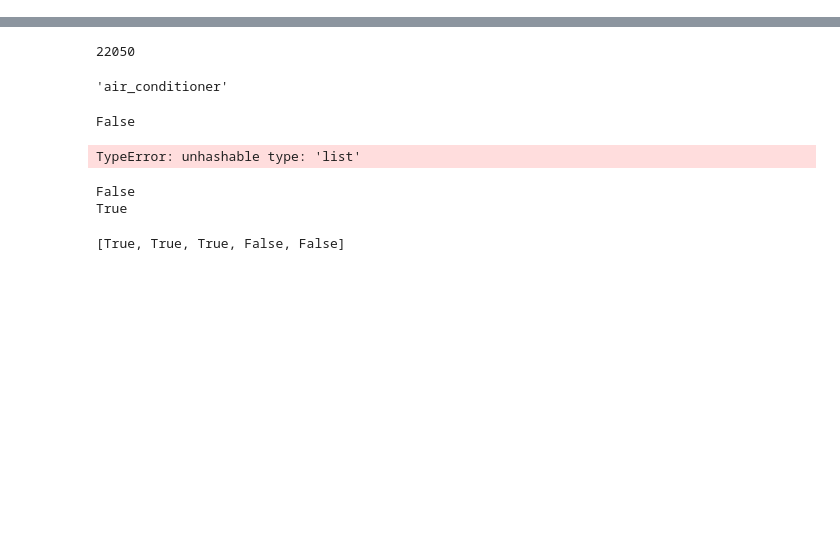
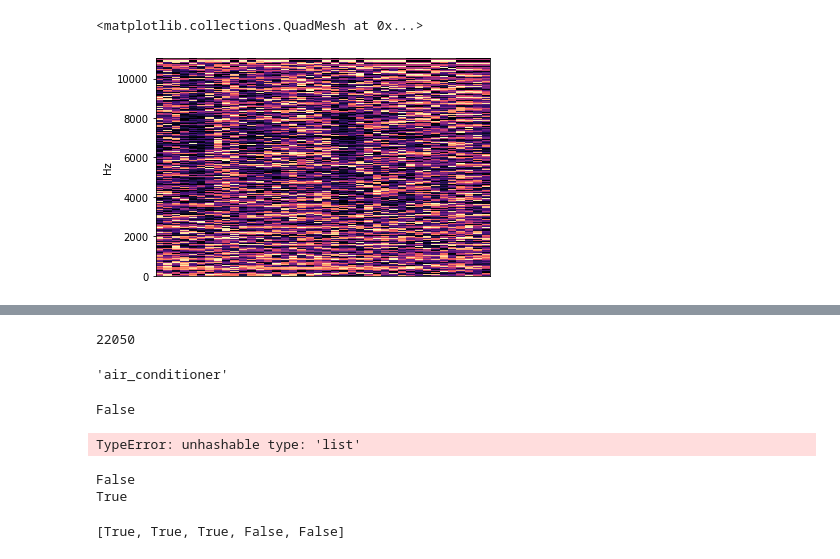
Before and after one commit to tcwhalen/UrbanSoundPS, a Jupyter notebook: EDA.ipynb, the cells around one changed output, grey strips where cells are left out. Saved outputs shown, nothing was run; the diff lists cells and outputs as text; code cells hidden in the pictures; blank space fills up the shorter version.

```diff
--- a/EDA.ipynb
+++ b/EDA.ipynb
@@ -50,0 +51,6 @@ librosa.display.specshow(phdiff, y_axis='linear')
+# %%
+phdiff, psd_rect, times, freqs = phasediff(sound1, windsize=wind, stepsize=step, sampfreq=FS1, windfun=None)
+librosa.display.specshow(phdiff, y_axis='linear')
+# %% [output]
+<matplotlib.collections.QuadMesh at 0x...>
+[figure, added]
```
Also changed, not shown: parts of 4 cells of this notebook, 2 other files.
